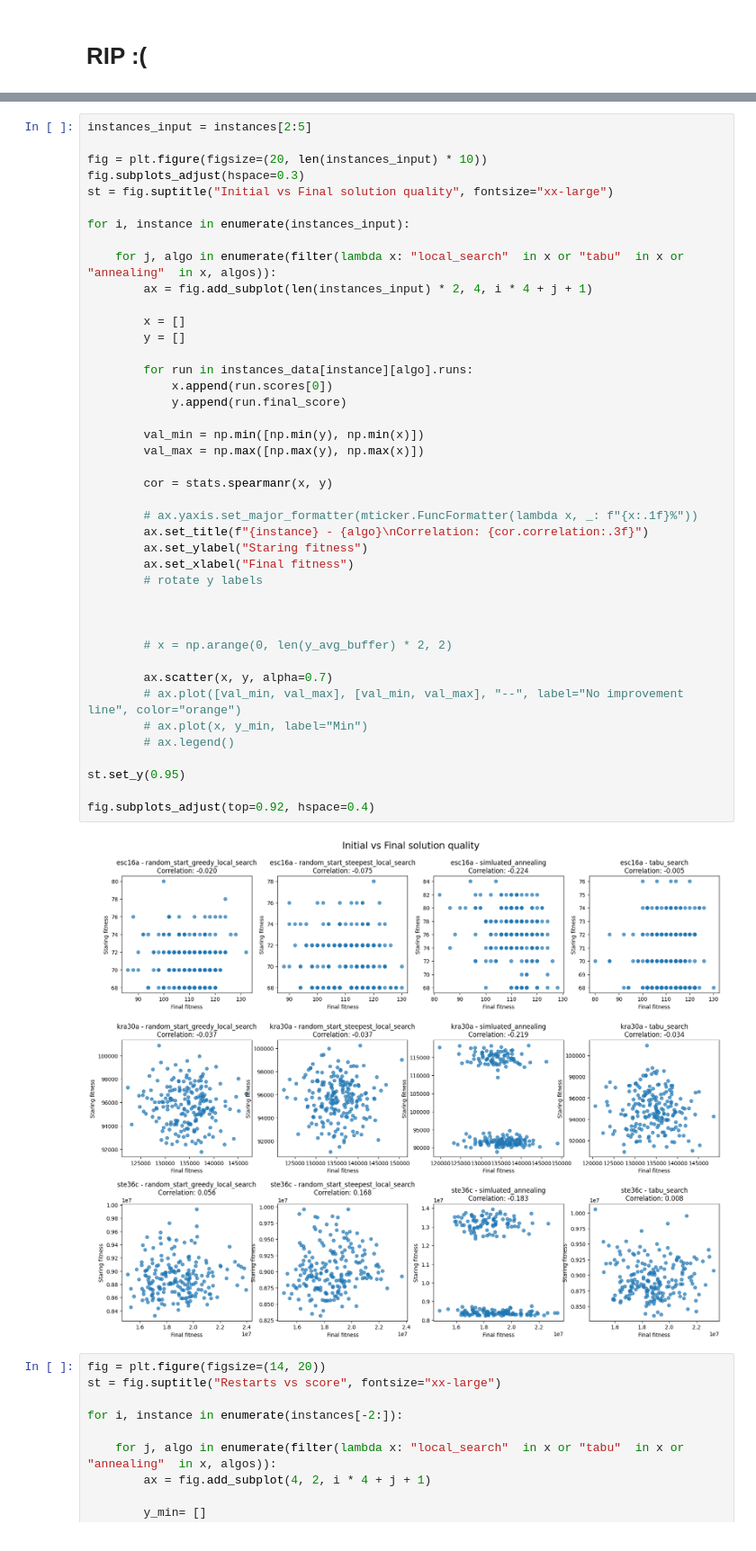
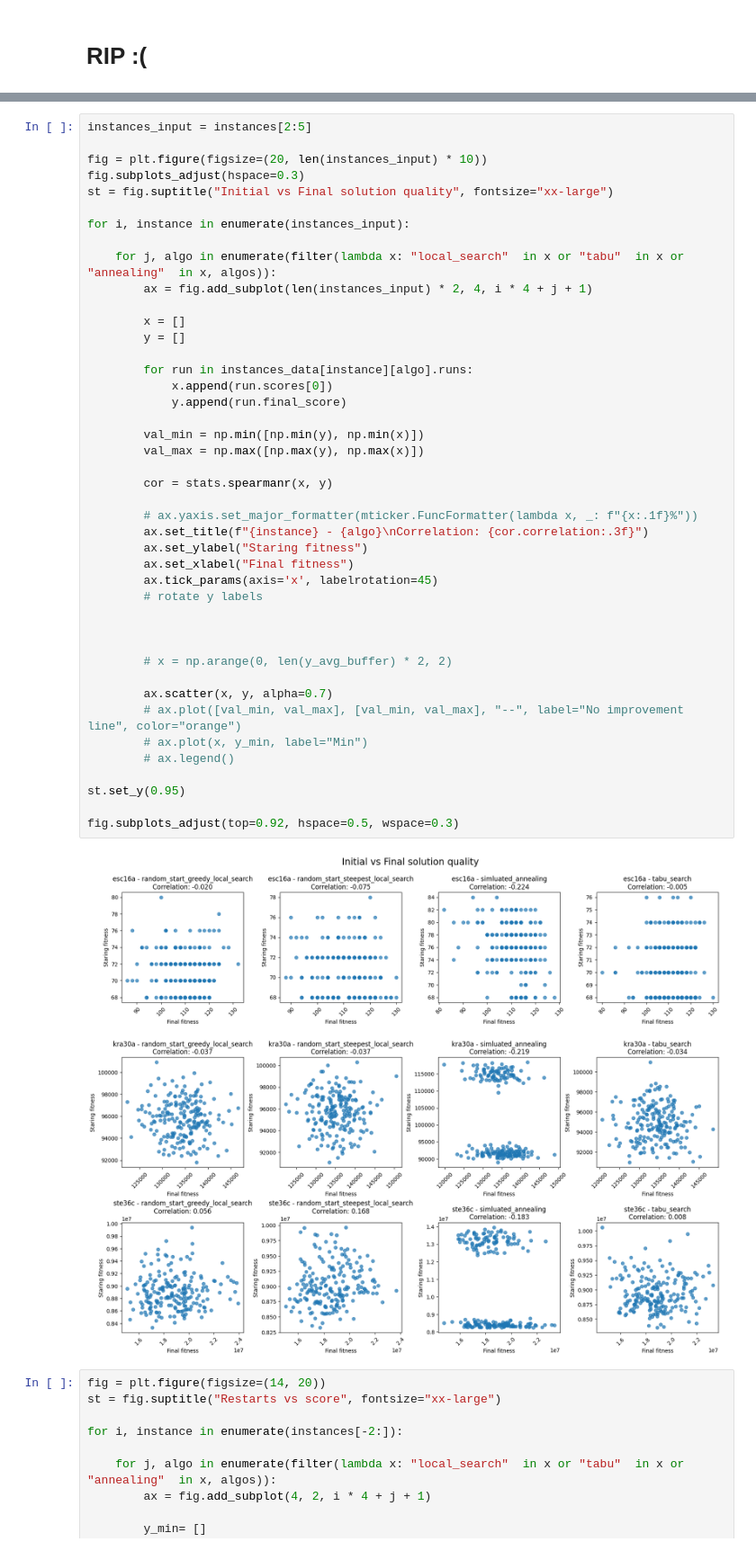
Before and after one commit to 2002jan/put-biam-2025, a Jupyter notebook: visualization/instances_vis.ipynb, the cells around one changed output, grey strips where cells are left out. Shown at 90% size. Cells and saved outputs as stored; diff of their text form.

```diff
--- a/visualization/instances_vis.ipynb
+++ b/visualization/instances_vis.ipynb
@@ -292,35 +292,36 @@ for i, instance in enumerate(instances_input):
         x = []
         y = []
 
         for run in instances_data[instance][algo].runs:
             x.append(run.scores[0])
             y.append(run.final_score)
 
         val_min = np.min([np.min(y), np.min(x)])
         val_max = np.max([np.max(y), np.max(x)])
 
         cor = stats.spearmanr(x, y)
 
         # ax.yaxis.set_major_formatter(mticker.FuncFormatter(lambda x, _: f"{x:.1f}%"))
         ax.set_title(f"{instance} - {algo}\nCorrelation: {cor.correlation:.3f}")
         ax.set_ylabel("Staring fitness")
         ax.set_xlabel("Final fitness")
+        ax.tick_params(axis='x', labelrotation=45)
         # rotate y labels
 
 
 
         # x = np.arange(0, len(y_avg_buffer) * 2, 2)
 
         ax.scatter(x, y, alpha=0.7)
         # ax.plot([val_min, val_max], [val_min, val_max], "--", label="No improvement line", color="orange")
         # ax.plot(x, y_min, label="Min")
         # ax.legend()
 
 st.set_y(0.95)
 
-fig.subplots_adjust(top=0.92, hspace=0.4)
+fig.subplots_adjust(top=0.92, hspace=0.5, wspace=0.3)
 # %% [output]
-[figure, old version]
+[figure, new version]
 # %%
 fig = plt.figure(figsize=(14, 20))
 st = fig.suptitle("Restarts vs score", fontsize="xx-large")
```
Also changed, not shown: parts of 2 cells of this notebook.
